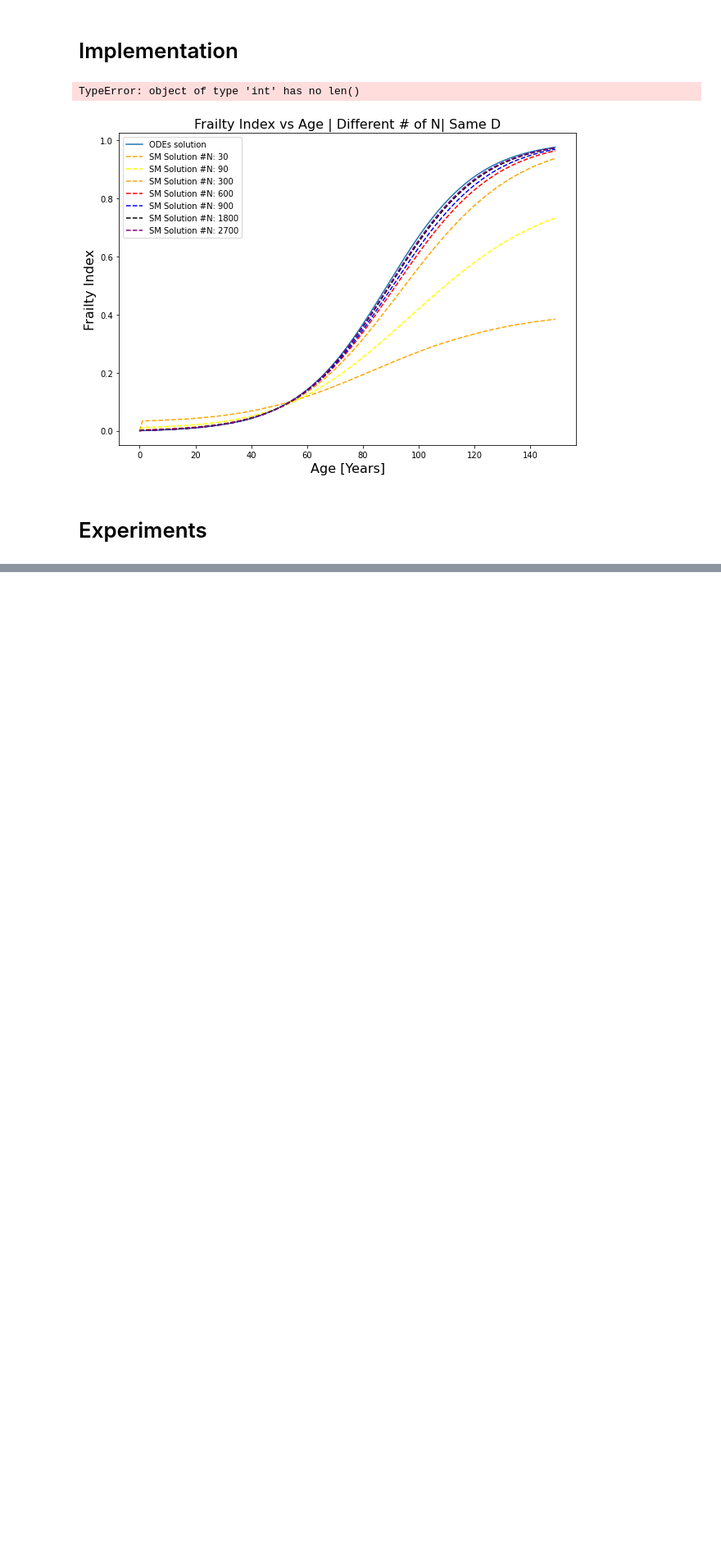
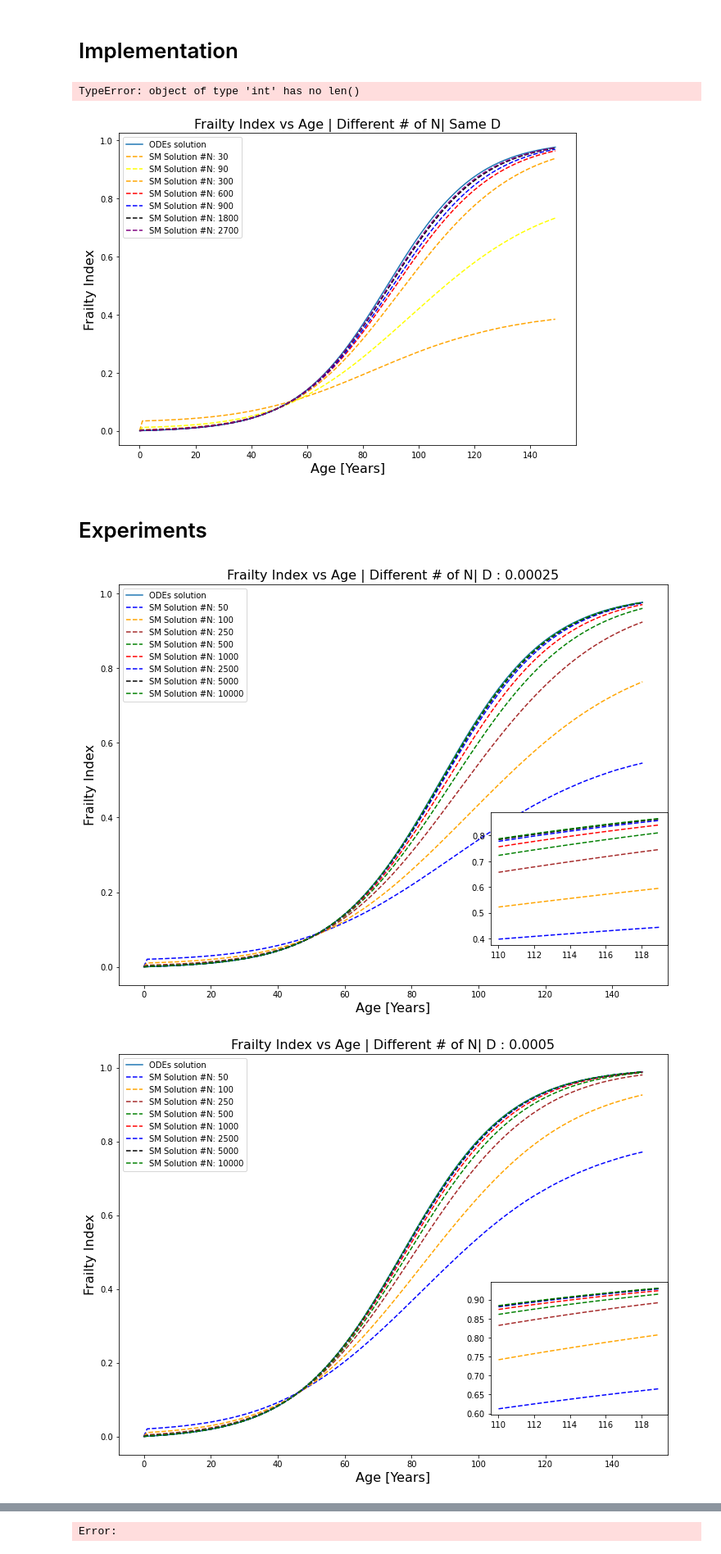
Before and after one commit to Rafther0112/Human_Aging_Research, a Jupyter notebook: semana_6/comparison_gillespie_ODEs.ipynb, the cells around one changed output, grey strips where cells are left out. Shown: that part at 82% size. Drawn from its saved outputs; the diff is of its cells as text; code cells hidden in the pictures; blank space fills up the shorter version.

```diff
--- a/semana_6/comparison_gillespie_ODEs.ipynb
+++ b/semana_6/comparison_gillespie_ODEs.ipynb
@@ -144,12 +144,20 @@ for i in tqdm(np.arange((len(simulaciones_gillespie_frailty)))):
         average_curves[i][j] = average
 # %%
 colors = ["blue", "orange", "brown", "green", "red", "blue", "black", "green"]
-plt.figure(figsize = (10,7))
-plt.plot(temporal_evolution_differential_equation, frailty_index_differential_equation, label = "ODEs solution")
-for i in range(len(promedios_simulaciones)):
-    plt.plot(temporal_evolution_differential_equation, promedios_simulaciones[i], label = f"SM Solution #N: {N_total_nodes[i]}", linestyle = "--", color = colors[i])
-plt.title(rf"Frailty Index vs Age | Different # of N| Same D" , fontsize =16)
-plt.xlabel(r"Age [Years]", fontsize =16)
-plt.ylabel(r"Frailty Index", fontsize =16)
-plt.legend()
-plt.savefig("Frailty_index_different_number_nodes.jpg", dpi = 500)
+for j in range(len(average_curves[0])):
+    promedios_simulaciones = average_curves[:, j]
+    fig, ax = plt.subplots(figsize = (12,9))
+    zoom_region = [0.65, 0.2, 0.25, 0.25]
+    ax_zoom = plt.axes(zoom_region)
+    ax.plot(temporal_evolution_differential_equation, solucion_numerica_differential_equations[j], label = "ODEs solution")
+    for i in range(len(promedios_simulaciones)):
+        ax.plot(temporal_evolution_differential_equation, promedios_simulaciones[i], label = f"SM Solution #N: {N_total_steps[i]}", linestyle = "--", color = colors[i])
+        ax_zoom.plot(temporal_evolution_differential_equation[110:120], promedios_simulaciones[i][110:120], label = f"SM Solution #N: {N_total_steps[i]}", linestyle = "--", color = colors[i])
+    ax.set_title(rf"Frailty Index vs Age | Different # of N| D : {disease_rate_steps[j]}" , fontsize =16)
+    ax.set_xlabel(r"Age [Years]", fontsize =16)
+    ax.set_ylabel(r"Frailty Index", fontsize =16)
+    ax.legend()
+    plt.savefig(f"Frailty_index_different_number_nodes_D_{disease_rate_steps[j]}.jpg", dpi = 500)
+# %% [output]
+[figure, added]
+[figure, added]
@@ -155,0 +165 @@ plt.savefig("Frailty_index_different_number_nodes.jpg", dpi = 500)
+Error:
```
Also changed, not shown: parts of 3 cells of this notebook.
